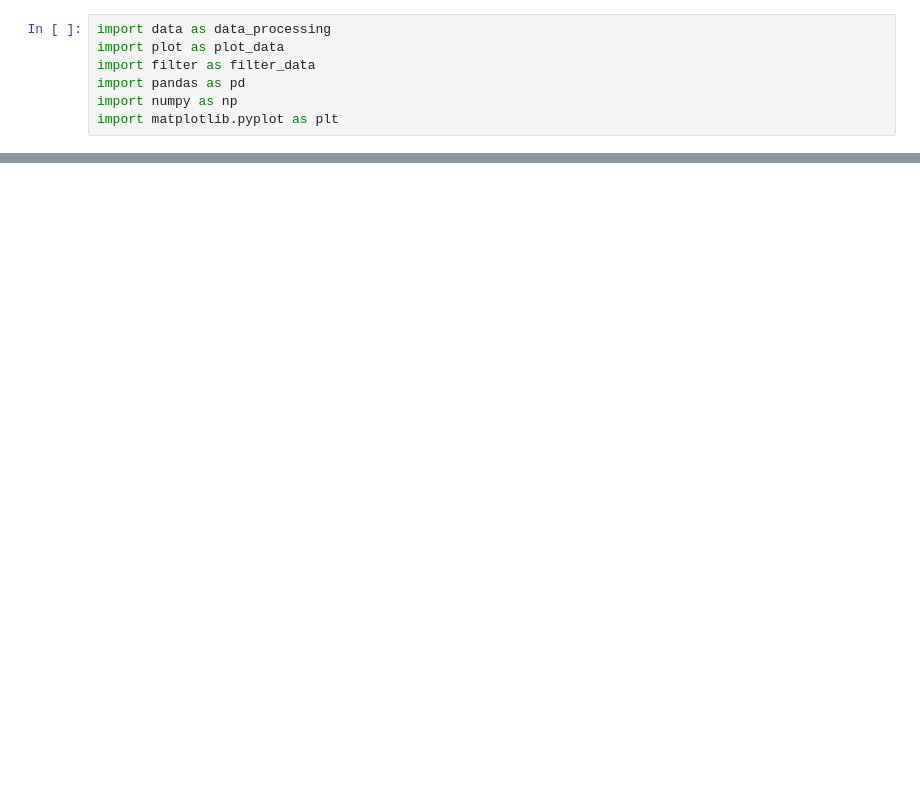
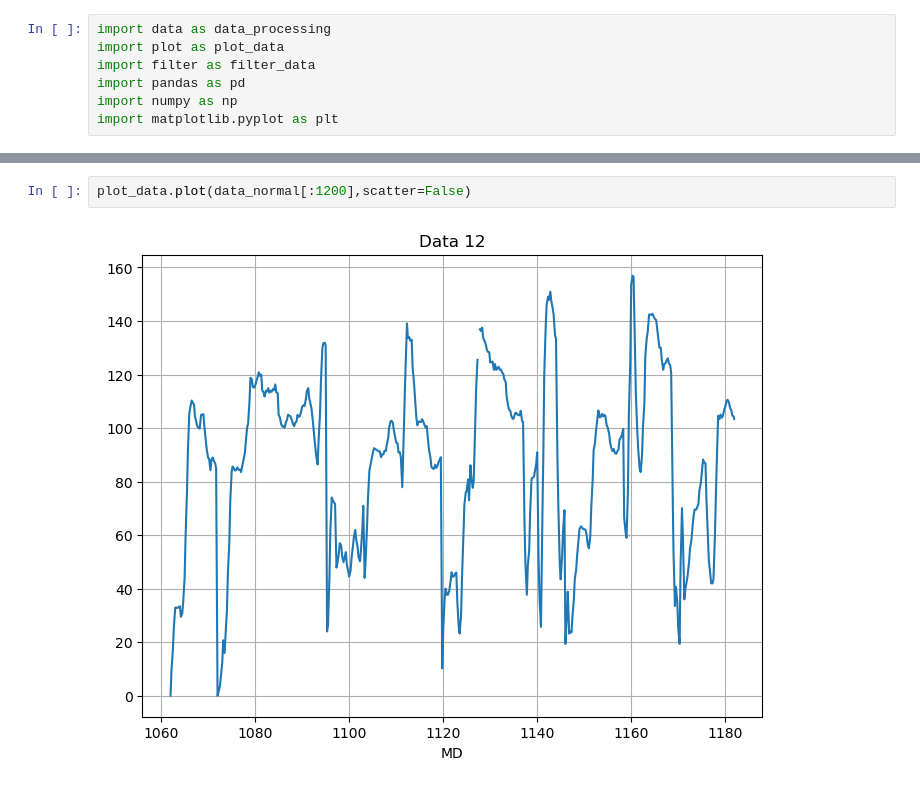
Before and after one commit to Mis-prog/digital-signal-processing-app, a Jupyter notebook: work/work_new.ipynb, the cells around one changed output, grey strips where cells are left out. Saved outputs shown, nothing was run; the diff lists cells and outputs as text; blank space fills up the shorter version.

```diff
--- a/work/work_new.ipynb
+++ b/work/work_new.ipynb
@@ -29,0 +60,4 @@ plot_data.plot(data_check,scatter=False)
+# %%
+plot_data.plot(data_normal[:1200],scatter=False)
+# %% [output]
+[figure, added]
```
Also changed, not shown: parts of 10 cells of this notebook, 18 other files.
